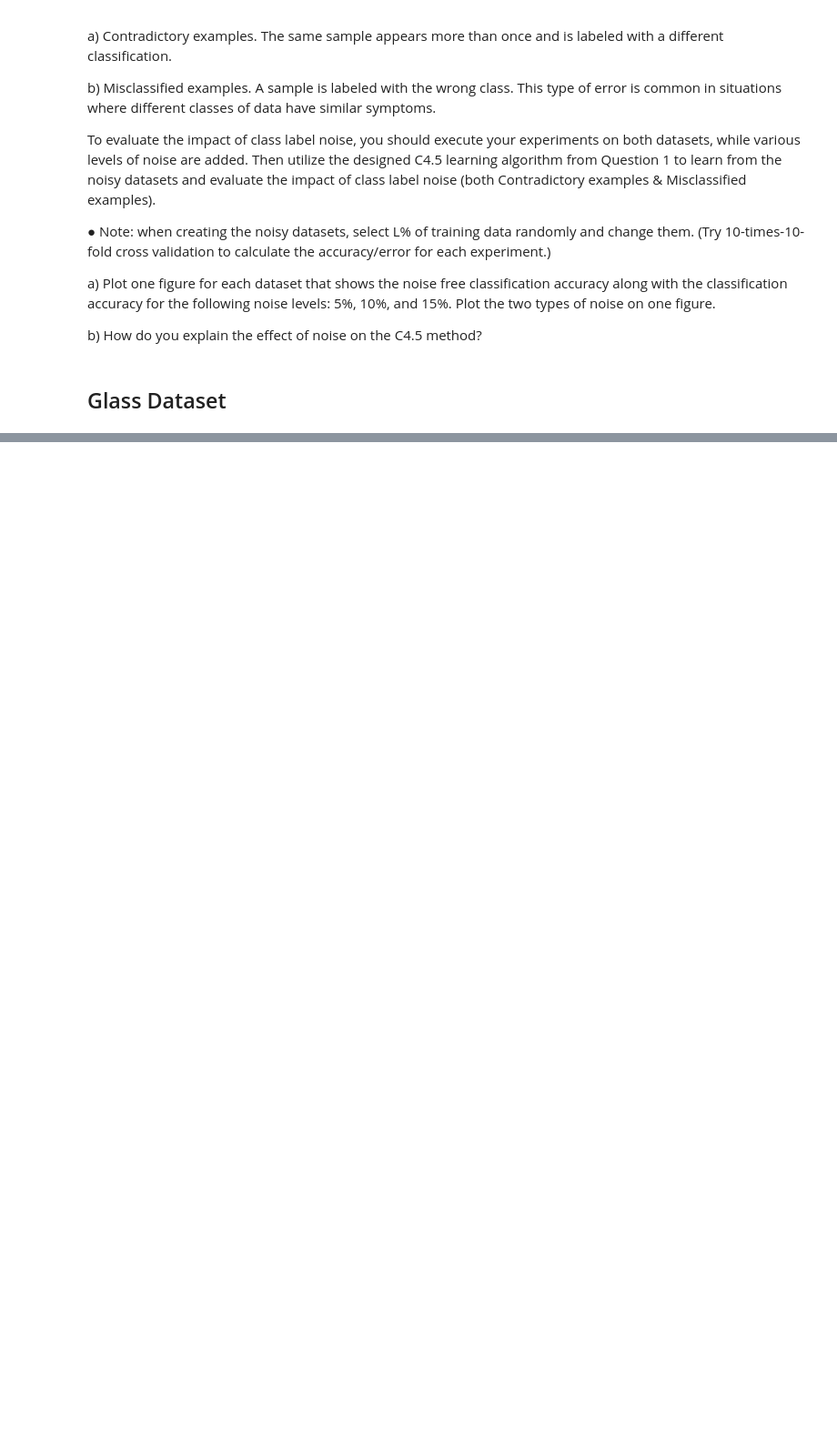
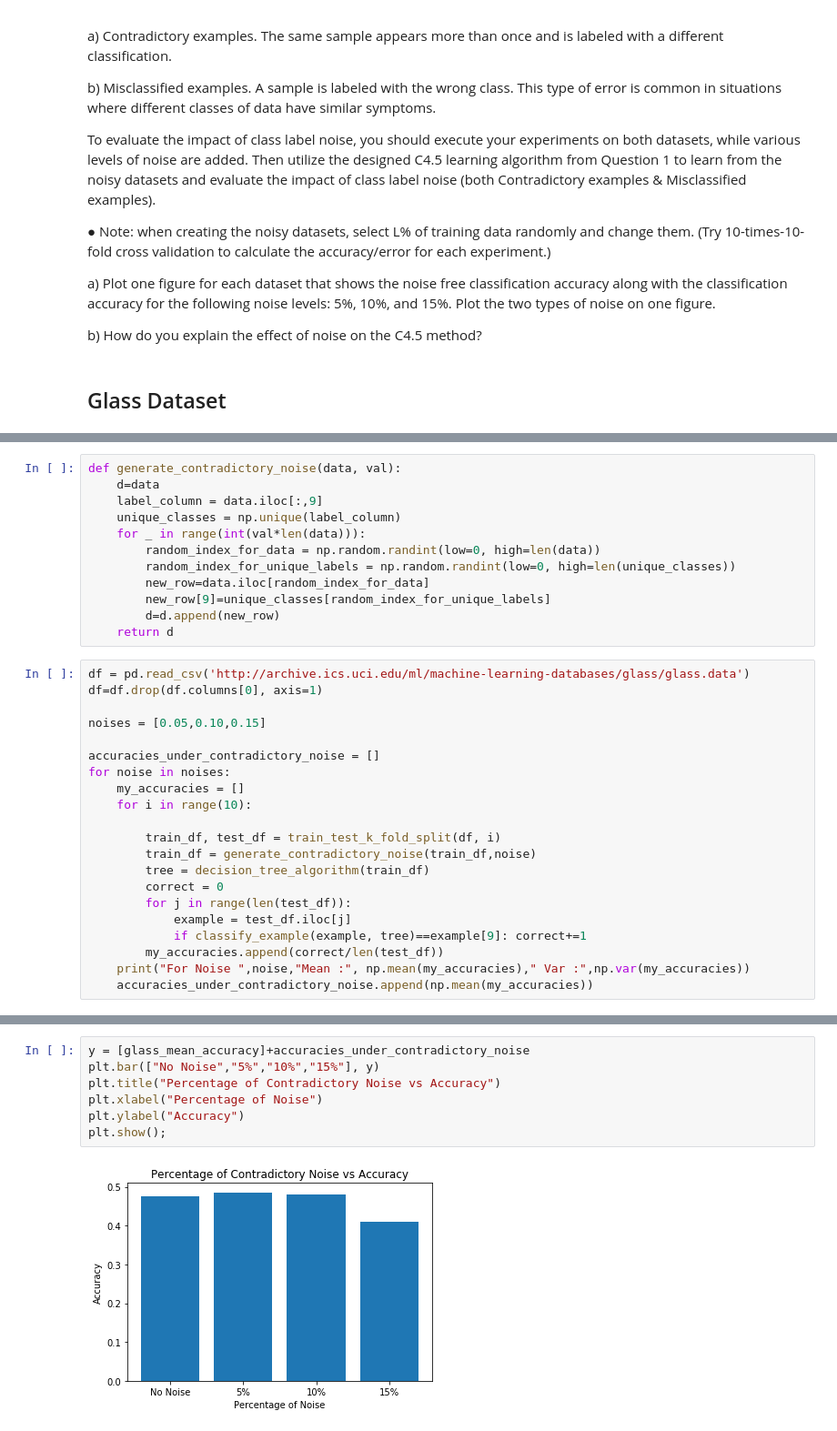
Before and after one commit to tusharchopratech/pattern_recognition_from_scratch, a Jupyter notebook: 2/Q1.ipynb, the cells around one changed output, grey strips where cells are left out. Shown: that part at 91% size. Saved outputs shown, nothing was run; the diff lists cells and outputs as text; blank space fills up the shorter version.

```diff
--- a/2/Q1.ipynb
+++ b/2/Q1.ipynb
@@ -356,0 +574,33 @@ print(np.var(my_accuracies))
+# %%
+def generate_contradictory_noise(data, val):
+    d=data
+    label_column = data.iloc[:,9]
+    unique_classes = np.unique(label_column)
+    for _ in range(int(val*len(data))):
+        random_index_for_data = np.random.randint(low=0, high=len(data))
+        random_index_for_unique_labels = np.random.randint(low=0, high=len(unique_classes))
+        new_row=data.iloc[random_index_for_data]
+        new_row[9]=unique_classes[random_index_for_unique_labels]
+        d=d.append(new_row)
+    return d
+# %%
+df = pd.read_csv('http://archive.ics.uci.edu/ml/machine-learning-databases/glass/glass.data')
+df=df.drop(df.columns[0], axis=1)
+
+noises = [0.05,0.10,0.15]
+
+accuracies_under_contradictory_noise = []
+for noise in noises:
+    my_accuracies = []
+    for i in range(10):
+
+        train_df, test_df = train_test_k_fold_split(df, i)
+        train_df = generate_contradictory_noise(train_df,noise)
+        tree = decision_tree_algorithm(train_df)
+        correct = 0
+        for j in range(len(test_df)):
+            example = test_df.iloc[j]
+            if classify_example(example, tree)==example[9]: correct+=1
+        my_accuracies.append(correct/len(test_df))
+    print("For Noise ",noise,"Mean :", np.mean(my_accuracies)," Var :",np.var(my_accuracies))
+    accuracies_under_contradictory_noise.append(np.mean(my_accuracies))
@@ -356,0 +615,9 @@ print(np.var(my_accuracies))
+# %%
+y = [glass_mean_accuracy]+accuracies_under_contradictory_noise
+plt.bar(["No Noise","5%","10%","15%"], y)
+plt.title("Percentage of Contradictory Noise vs Accuracy")
+plt.xlabel("Percentage of Noise")
+plt.ylabel("Accuracy")
+plt.show();
+# %% [output]
+[figure, added]
```
Also changed, not shown: parts of 17 cells of this notebook.
